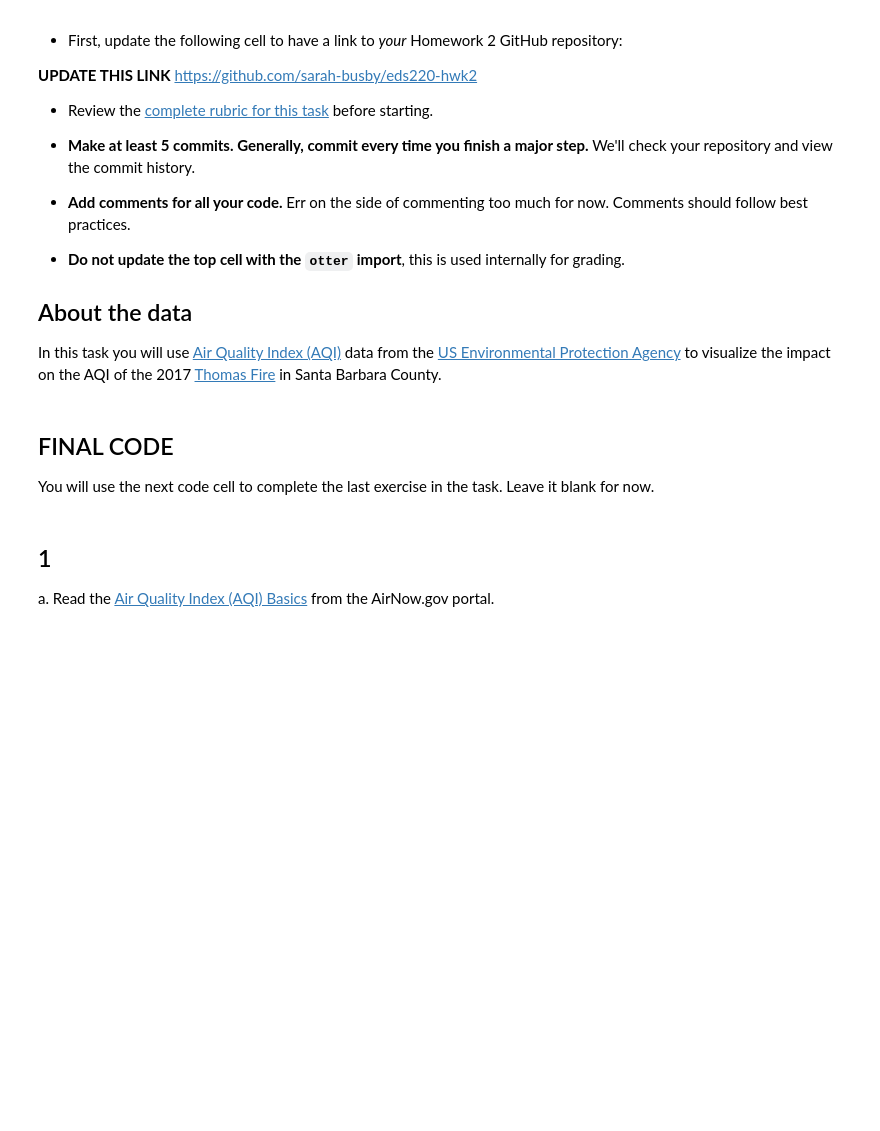
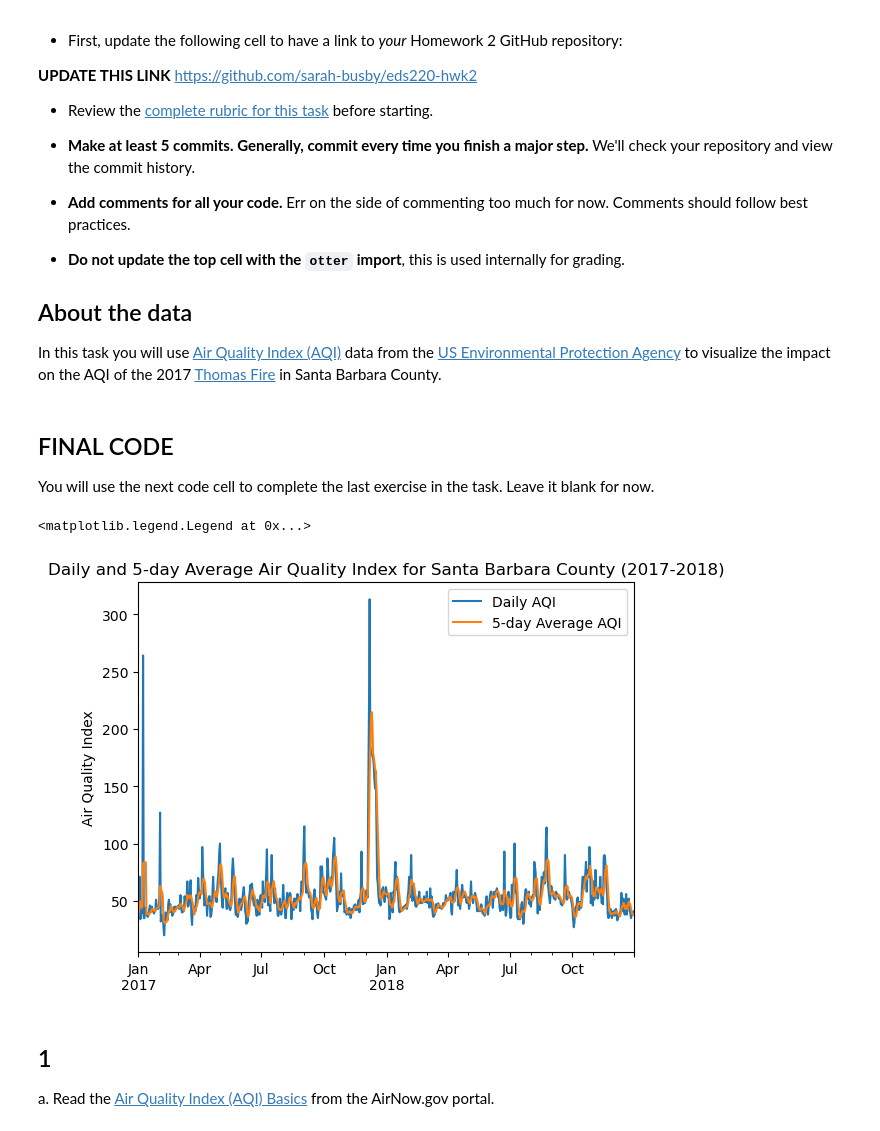
Before and after one commit to sarah-busby/eds220-hwk2, a Jupyter notebook: task3/hwk2-task3-aqi.ipynb, the cells around one changed output. Drawn from its saved outputs; the diff is of its cells as text; code cells hidden in the pictures; blank space fills up the shorter version.

```diff
--- a/task3/hwk2-task3-aqi.ipynb
+++ b/task3/hwk2-task3-aqi.ipynb
@@ -31,6 +31,51 @@ In this task you will use [Air Quality Index (AQI)](https://www.airnow.gov/aqi/a
 ## FINAL CODE
 
 You will use the next code cell to complete the last exercise in the task. Leave it blank for now.
+# %%
+# FINAL CODE
+
+# Initialize libraries
+import pandas as pd
+import matplotlib.pyplot as plt
+
+# Read in 2017 and 2018 AQI data
+aqi = pd.concat([pd.read_csv('data/daily_aqi_by_county_2017.zip', compression='zip'),
+                pd.read_csv('data/daily_aqi_by_county_2018.zip', compression='zip')])
+
+# Clean column names
+aqi.columns = (aqi.columns
+                  .str.lower()
+                  .str.replace(' ', '_'))
+
+# Filter data to Santa Barbara county and select columns
+aqi_sb = (aqi[aqi['county_name'] == 'Santa Barbara']
+                .drop(columns = ['state_name',
+                                 'county_name',
+                                 'state_code',
+                                 'county_code']))
+
+# Convert `date` column to datetime
+aqi_sb['date'] = pd.to_datetime(aqi_sb['date'])
+
+# Set index to date
+aqi_sb = aqi_sb.set_index('date')
+
+# Calculate AQI rolling average over 5 days
+aqi_sb['five_day_average'] = aqi_sb['aqi'].rolling('5D').mean()
+
+# Plot AQI and five day average
+aqi_sb.plot(kind = 'line',
+            y = ['aqi', 'five_day_average'],
+            ylabel='Air Quality Index',
+            xlabel='',
+
+            title='Daily and 5-day Average Air Quality Index for Santa Barbara County (2017-2018)',
+            legend=['Daily AQI', '5-day Average AQI']
+           )
+plt.legend(['Daily AQI', '5-day Average AQI']) # Label legends
+# %% [output]
+<matplotlib.legend.Legend at 0x...>
+[figure, added]
 # %% [markdown]
 ## 1
 
```
Also changed, not shown: parts of 3 cells of this notebook.
